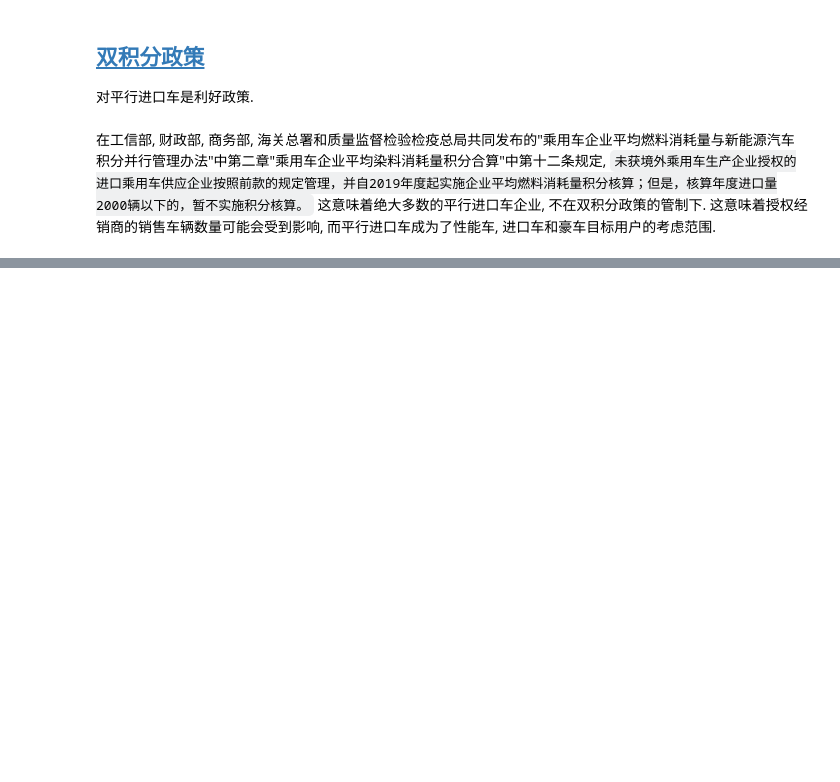
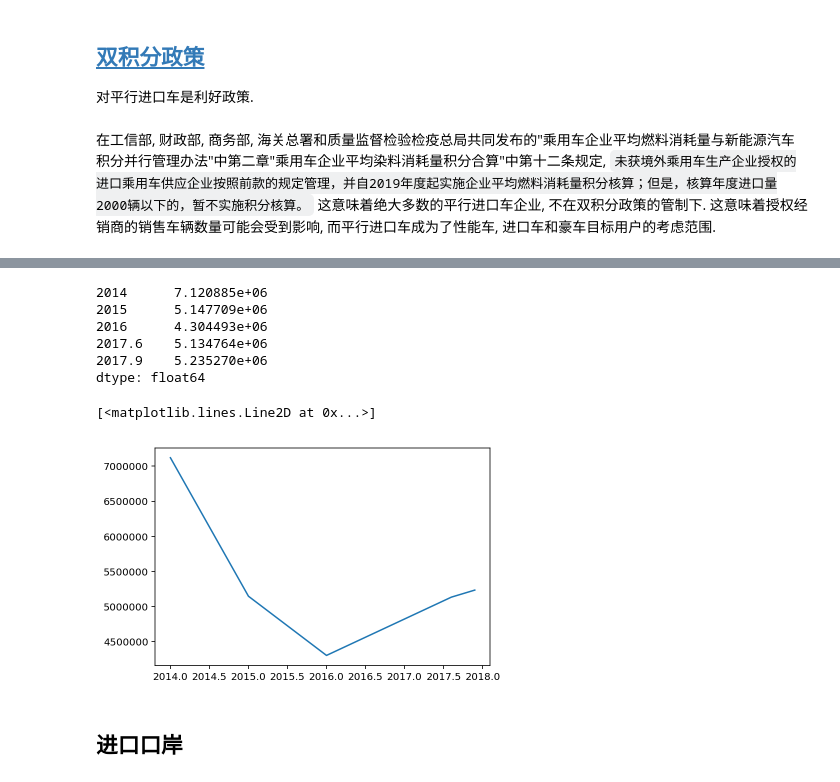
Before and after one commit to minibear0523/ParallelImportCarsResearch, a Jupyter notebook: source/ParallelImportCarsData.ipynb, the cells around one changed output, grey strips where cells are left out. Saved outputs shown, nothing was run; the diff lists cells and outputs as text; code cells hidden in the pictures; blank space fills up the shorter version.

```diff
--- a/source/ParallelImportCarsData.ipynb
+++ b/source/ParallelImportCarsData.ipynb
@@ -349,0 +391,2 @@ import_cars_2014_2017_df
+# %%
+china_cars_sale_2014_2017_df = pd.DataFrame(china_cars_sale_data)
@@ -349,0 +402,2 @@ import_cars_2014_2017_df
+# %%
+china_cars_sale_2014_2017_df = china_cars_sale_2014_2017_df.T
@@ -349,0 +415,18 @@ import_cars_2014_2017_df
+# %%
+import_sales_percent = import_cars_2014_2017_df['民用车总量'] / china_cars_sale_2014_2017_df['总量'] * 10000
+# %%
+import_sales_percent
+# %% [output]
+2014      7.120885e+06
+2015      5.147709e+06
+2016      4.304493e+06
+2017.6    5.134764e+06
+2017.9    5.235270e+06
+dtype: float64
+# %%
+plt.plot(import_sales_percent)
+# %% [output]
+[<matplotlib.lines.Line2D at 0x...>]
+[figure, added]
+# %% [markdown]
+## 进口口岸
```
Also changed, not shown: parts of 12 cells of this notebook, 3 other files.
